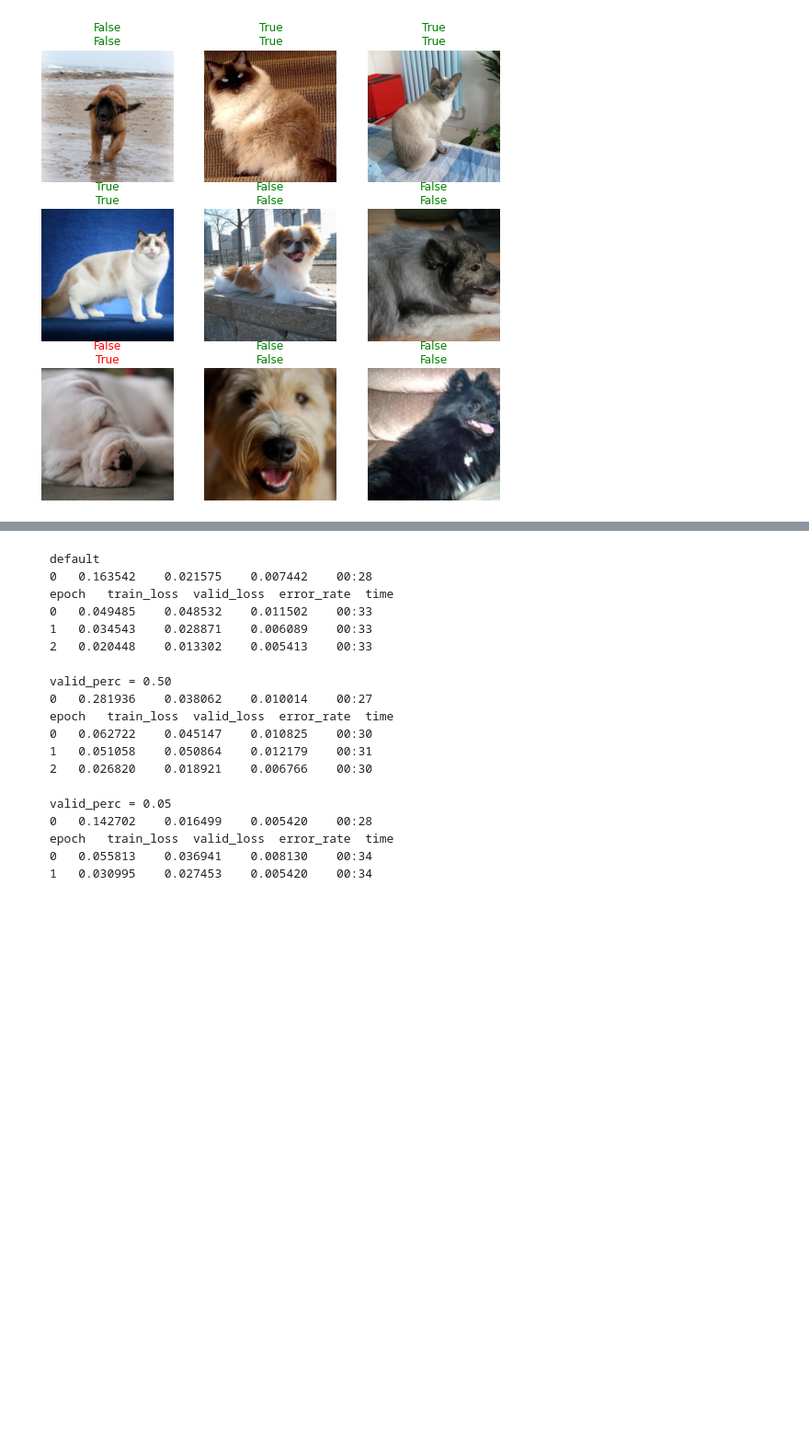
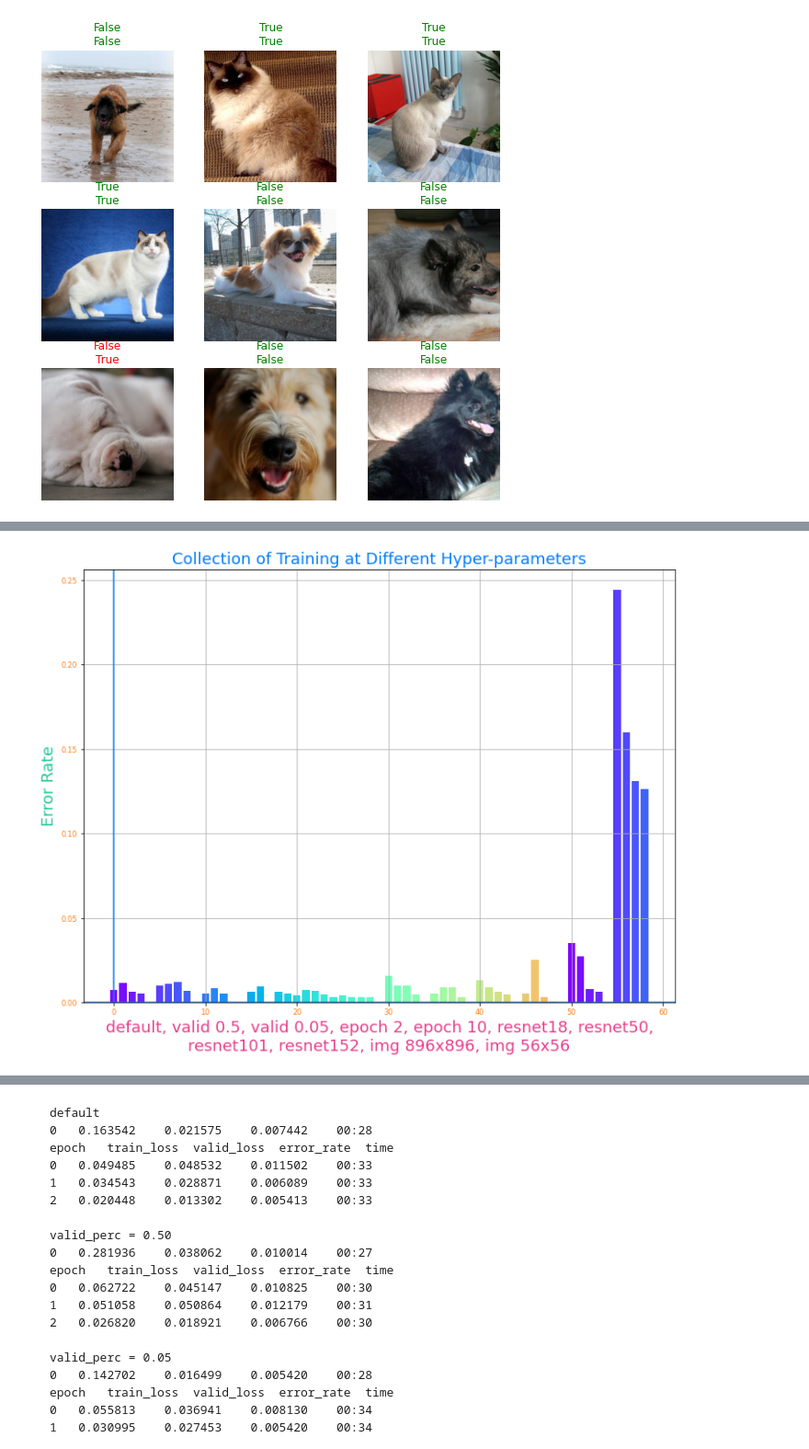
Before and after one commit to duchaba/fastbook, a Jupyter notebook: fastaibook_01_intro_d0hz.ipynb, the cells around one changed output, grey strips where cells are left out. Shown at 92% size. Drawn from its saved outputs; the diff is of its cells as text; code cells hidden in the pictures; blank space fills up the shorter version.

```diff
--- a/fastaibook_01_intro_d0hz.ipynb
+++ b/fastaibook_01_intro_d0hz.ipynb
@@ -979,0 +1104,5 @@ rocky.fetch_result_data()
+# %%
+# draw it
+rocky.draw_error_rate()
+# %% [output]
+[figure, added]
```
Also changed, not shown: parts of 7 cells of this notebook.
